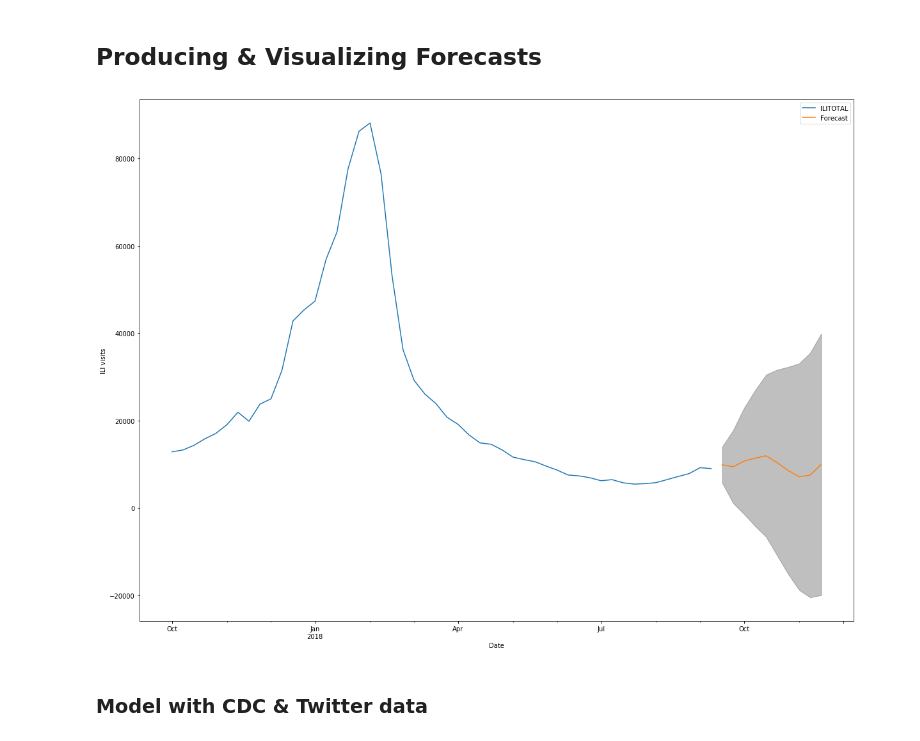
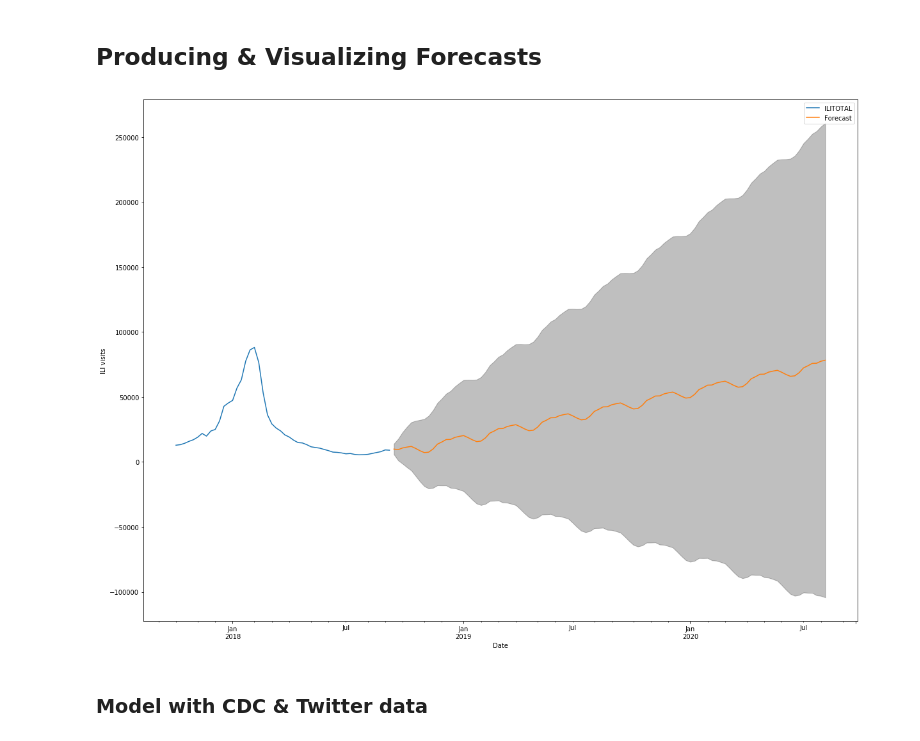
Before and after one commit to paulinaczheng/twitter_flu_tracking, a Jupyter notebook: Extended Analysis Pipeline.ipynb, the cells around one changed output. Drawn from its saved outputs; the diff is of its cells as text; code cells hidden in the pictures.

```diff
--- a/Extended Analysis Pipeline.ipynb
+++ b/Extended Analysis Pipeline.ipynb
@@ -455,9 +455,9 @@ def get_forecast(steps):
     plt.legend()
     plt.show()
 # %%
-get_forecast(10)
+get_forecast(100)
 # %% [output]
-[figure, old version]
+[figure, new version]
 # %% [markdown]
 ### Model with CDC & Twitter data
 # %% [markdown]
```
Also changed, not shown: 1 other file.
